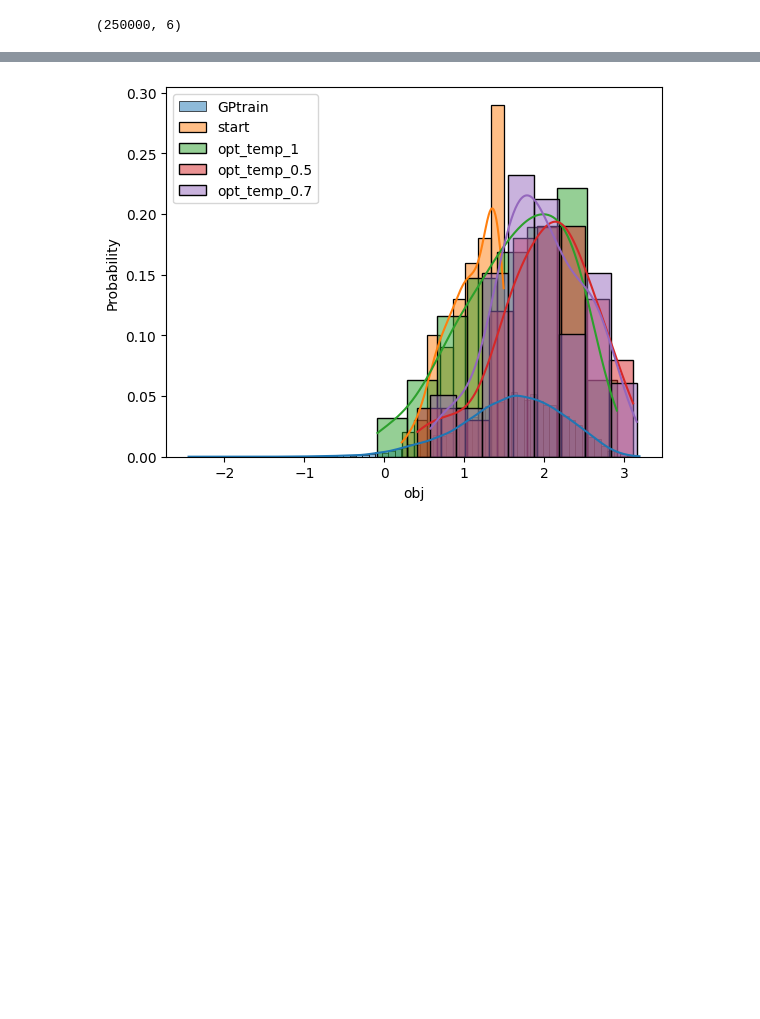
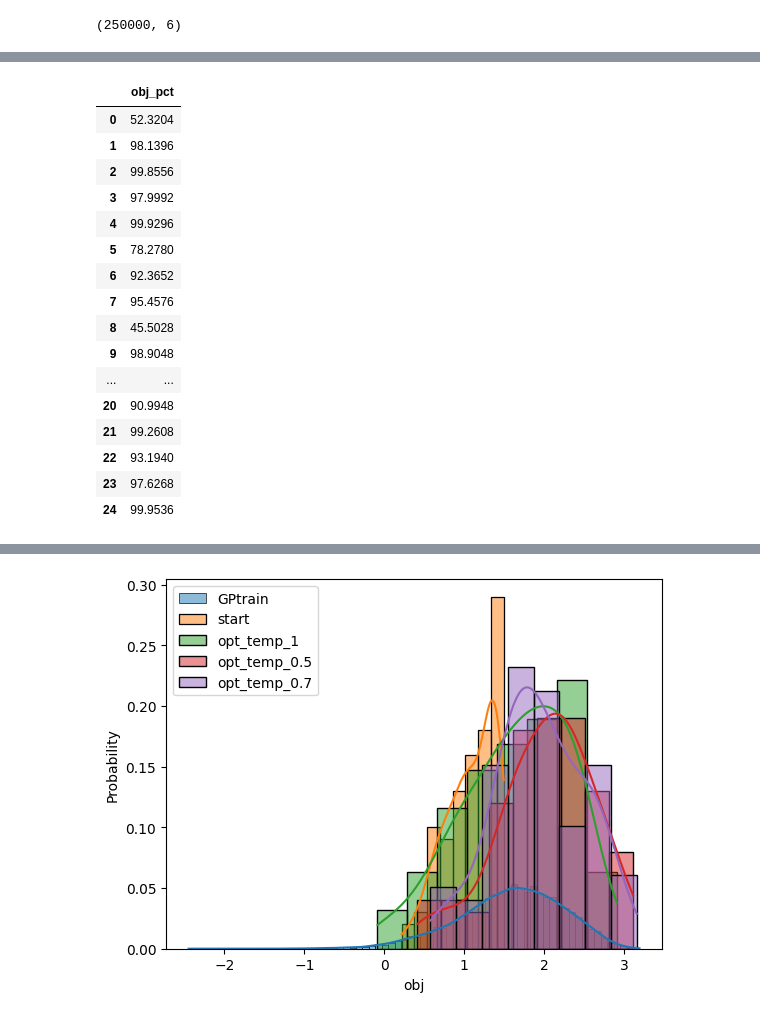
Before and after one commit to sunghwanism/NewMoses, a Jupyter notebook: notebooks/GPR_viz_SH.ipynb, the cells around one changed output, grey strips where cells are left out. Drawn from its saved outputs; the diff is of its cells as text; code cells hidden in the pictures; blank space fills up the shorter version.

```diff
--- a/notebooks/GPR_viz_SH.ipynb
+++ b/notebooks/GPR_viz_SH.ipynb
@@ -368,3 +377,23 @@ unique: 57/100
+# %%
+pct_df
+# %% [output]
+|  | obj_pct |
+| 0 | 52.3204 |
+| 1 | 98.1396 |
+| 2 | 99.8556 |
+| 3 | 97.9992 |
+| 4 | 99.9296 |
+| 5 | 78.2780 |
+| 6 | 92.3652 |
+| 7 | 95.4576 |
+| 8 | 45.5028 |
+| 9 | 98.9048 |
+| ... | ... |
+| 20 | 90.9948 |
+| 21 | 99.2608 |
+| 22 | 93.1940 |
+| 23 | 97.6268 |
+| 24 | 99.9536 |
 # %%
 temps = np.linspace(0.1, 1, 10)
 plot_violins(temps)
```
Also changed, not shown: parts of 21 cells of this notebook, 27 other files.
